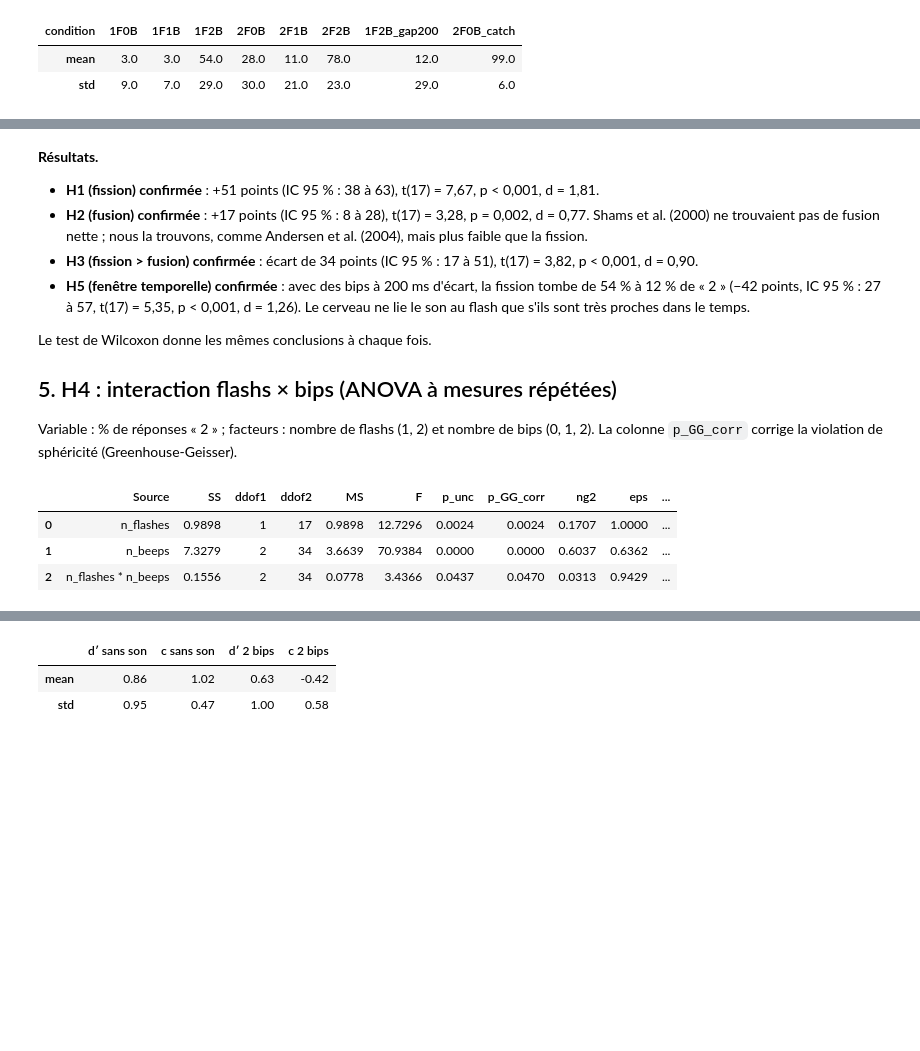
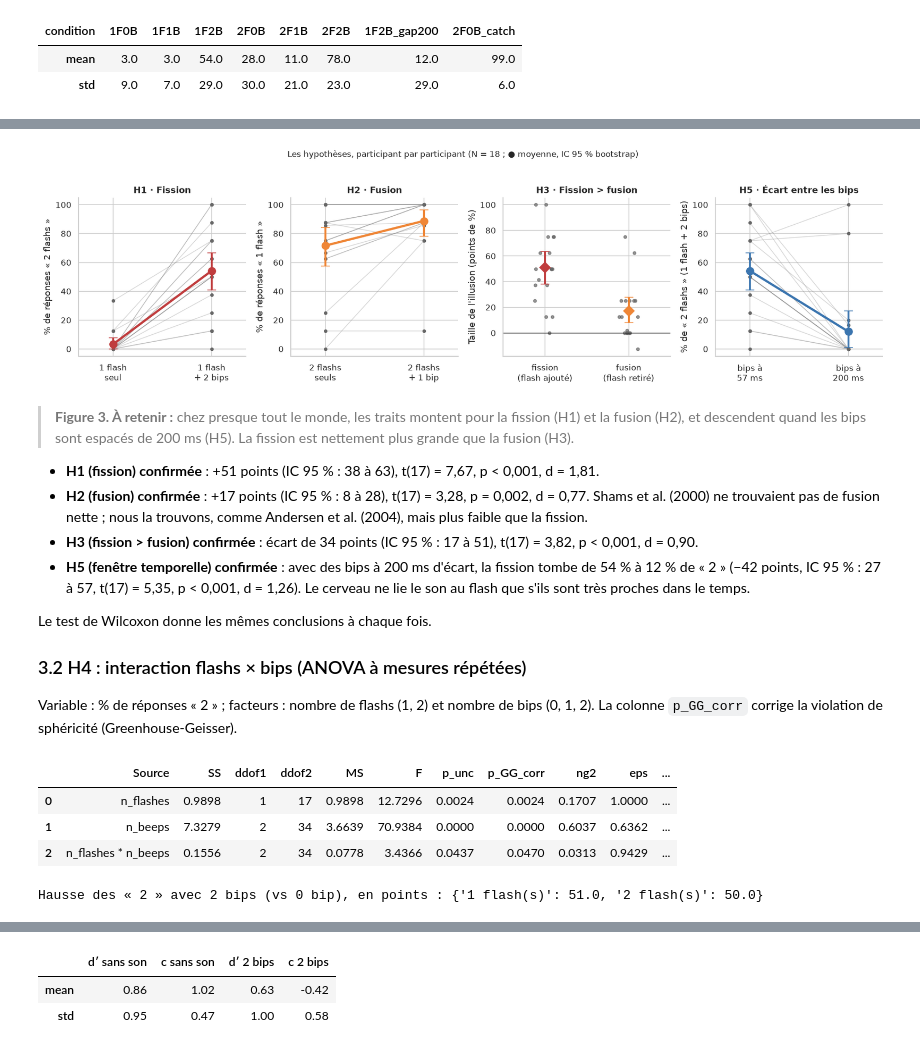
Before and after one commit to Dior278/flash-son-illusion, a Jupyter notebook: analysis/analysis.ipynb, the cells around one changed output, grey strips where cells are left out. Drawn from its saved outputs; the diff is of its cells as text; code cells hidden in the pictures; blank space fills up the shorter version.

```diff
--- a/analysis/analysis.ipynb
+++ b/analysis/analysis.ipynb
@@ -272,5 +309,32 @@ display(fmt(res))
+# %%
+# Figure 3 : chaque hypothèse, chaque participant (avant -> après)
+fig, axes = plt.subplots(1, 4, figsize=(16, 4.4))
+slope_panel(axes[0], P["1F0B"], P["1F2B"], ["1 flash\nseul", "1 flash\n+ 2 bips"], COL["illusion"],
+            "H1 · Fission", "% de réponses « 2 flashs »")
+slope_panel(axes[1], 1 - P["2F0B"], 1 - P["2F1B"], ["2 flashs\nseuls", "2 flashs\n+ 1 bip"], COL["2F"],
+            "H2 · Fusion", "% de réponses « 1 flash »")
+slope_panel(axes[3], P["1F2B"], P["1F2B_gap200"], ["bips à\n57 ms", "bips à\n200 ms"], COL["1F"],
+            "H5 · Écart entre les bips", "% de « 2 flashs » (1 flash + 2 bips)")
+ax = axes[2]
+for i, c in enumerate(["fission", "fusion"]):
+    x = i + np.random.default_rng(i).uniform(-0.12, 0.12, N)
+    ax.scatter(x, idx[c] * 100, color="0.4", s=16, alpha=0.7)
+    m, lo, hi = mean_ci(idx[c] * 100)
+    ax.errorbar(i, m, yerr=[[lo], [hi]], fmt="D", color=COL["illusion"] if i == 0 else COL["2F"],
+                ms=10, capsize=6, lw=2.5, zorder=4)
+ax.axhline(0, color="k", lw=0.8)
+ax.set_xticks([0, 1]); ax.set_xticklabels(["fission\n(flash ajouté)", "fusion\n(flash retiré)"])
+ax.set_xlim(-0.5, 1.5); ax.set_ylabel("Taille de l'illusion (points de %)"); ax.set_title("H3 · Fission > fusion")
+for ax in (axes[0], axes[1], axes[3]):
+    ax.set_ylim(-5, 105)
+fig.suptitle(f"Les hypothèses, participant par participant (N = {N} ; ● moyenne, IC 95 % bootstrap)",
+             y=1.03, fontsize=11)
+plt.tight_layout(); save(fig, "fig03_hypotheses")
+# %% [output]
+[figure, added]
 # %% [markdown]
-**Résultats.**
+> **Figure 3. À retenir :** chez presque tout le monde, les traits montent pour la fission (H1) et la fusion (H2), et descendent quand les bips sont espacés de 200 ms (H5). La fission est nettement plus grande que la fusion (H3).
+
 - **H1 (fission) confirmée** : +51 points (IC 95 % : 38 à 63), t(17) = 7,67, p < 0,001, d = 1,81.
 - **H2 (fusion) confirmée** : +17 points (IC 95 % : 8 à 28), t(17) = 3,28, p = 0,002, d = 0,77. Shams et al. (2000) ne trouvaient pas de fusion nette ; nous la trouvons, comme Andersen et al. (2004), mais plus faible que la fission.
 - **H3 (fission > fusion) confirmée** : écart de 34 points (IC 95 % : 17 à 51), t(17) = 3,82, p < 0,001, d = 0,90.
@@ -278,16 +342,19 @@ display(fmt(res))
 
 Le test de Wilcoxon donne les mêmes conclusions à chaque fois.
 
-## 5. H4 : interaction flashs × bips (ANOVA à mesures répétées)
+### 3.2 H4 : interaction flashs × bips (ANOVA à mesures répétées)
 
 Variable : % de réponses « 2 » ; facteurs : nombre de flashs (1, 2) et nombre de bips (0, 1, 2). La colonne `p_GG_corr` corrige la violation de sphéricité (Greenhouse-Geisser).
 # %%
 aov = pg.rm_anova(data=core.groupby(["participant", "n_flashes", "n_beeps"], as_index=False).two.mean(),
                   dv="two", within=["n_flashes", "n_beeps"], subject="participant", correction=True)
 display(aov.round(4))
+gain = pd.DataFrame({f"{nf} flash(s)": (P[f"{nf}F2B"] - P[f"{nf}F0B"]) for nf in (1, 2)})
+print("Hausse des « 2 » avec 2 bips (vs 0 bip), en points :", (100 * gain.mean()).round(0).to_dict())
 # %% [output]
 |  | Source | SS | ddof1 | ddof2 | MS | F | p_unc | p_GG_corr | ng2 | eps | ... |
 | 0 | n_flashes | 0.9898 | 1 | 17 | 0.9898 | 12.7296 | 0.0024 | 0.0024 | 0.1707 | 1.0000 | ... |
 | 1 | n_beeps | 7.3279 | 2 | 34 | 3.6639 | 70.9384 | 0.0000 | 0.0000 | 0.6037 | 0.6362 | ... |
 | 2 | n_flashes * n_beeps | 0.1556 | 2 | 34 | 0.0778 | 3.4366 | 0.0437 | 0.0470 | 0.0313 | 0.9429 | ... |
+Hausse des « 2 » avec 2 bips (vs 0 bip), en points : {'1 flash(s)': 51.0, '2 flash(s)': 50.0}
 # %% [markdown]
```
Also changed, not shown: parts of 55 cells of this notebook, 15 other files.
